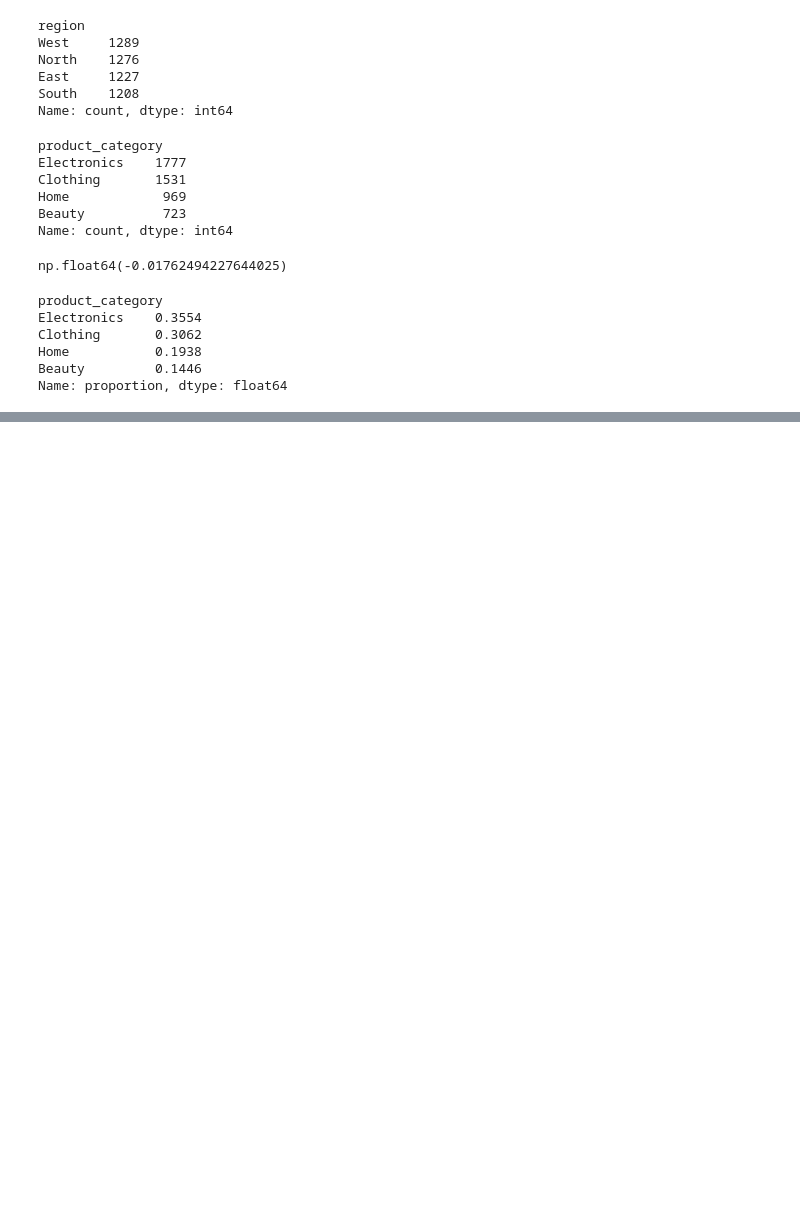
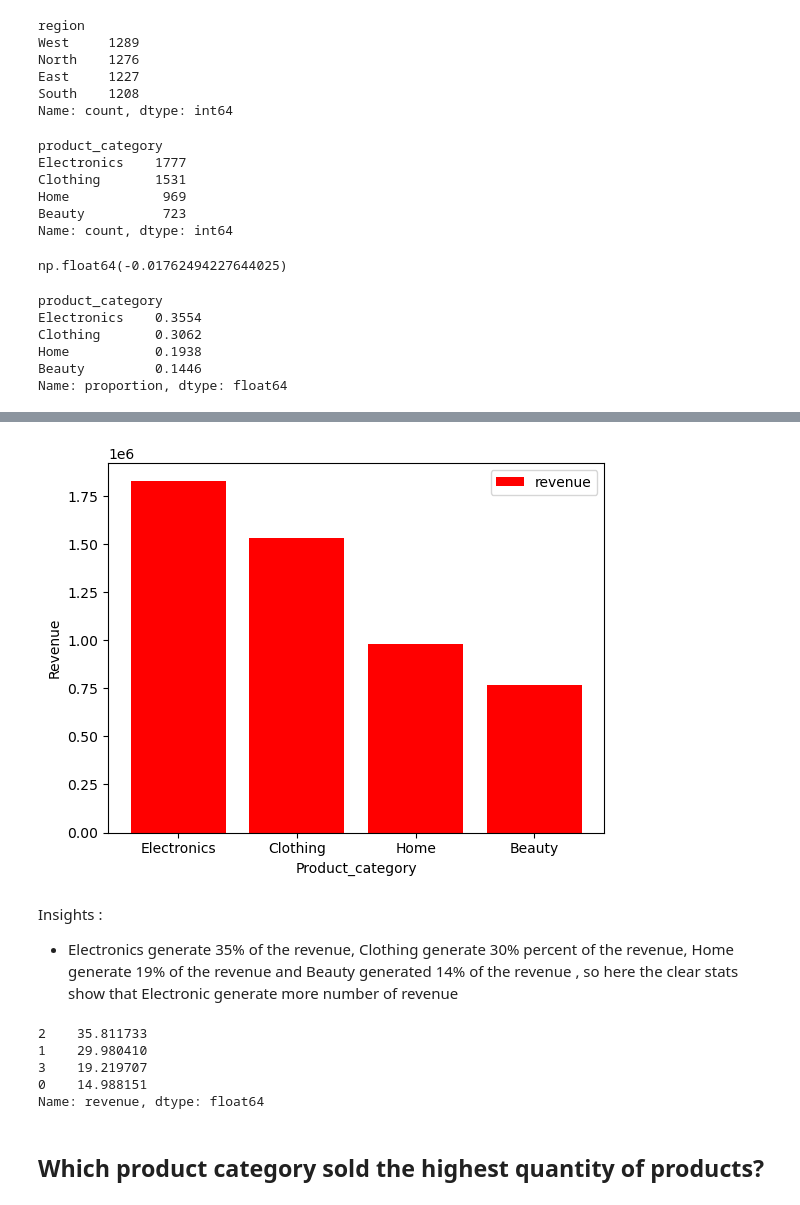
Before and after one commit to Sreesanth-e/EDA, a Jupyter notebook: Ecommerce_EDA/Ecommerce_sales.ipynb, the cells around one changed output, grey strips where cells are left out. Drawn from its saved outputs; the diff is of its cells as text; code cells hidden in the pictures; blank space fills up the shorter version.

```diff
--- a/Ecommerce_EDA/Ecommerce_sales.ipynb
+++ b/Ecommerce_EDA/Ecommerce_sales.ipynb
@@ -102,0 +156,4 @@ Name: proportion, dtype: float64
+# %%
+check_revenue = df.groupby('product_category')['revenue'].sum()
+sort_revenue = check_revenue.reset_index().sort_values('revenue',ascending=False)
+sort_revenue
@@ -102,0 +171,22 @@ Name: proportion, dtype: float64
+# %%
+plt.bar(sort_revenue["product_category"],sort_revenue["revenue"] , color = 'red' , label = 'revenue')
+plt.xlabel('Product_category')
+plt.ylabel('Revenue')
+plt.legend()
+plt.show()
+# %% [output]
+[figure, added]
+# %% [markdown]
+Insights :
+- Electronics generate 35% of the revenue, Clothing generate 30% percent of the revenue, Home generate  19% of the revenue and Beauty generated 14% of the revenue , so here the clear stats show that Electronic generate more number of revenue
+# %%
+percentage = (sort_revenue['revenue']/sort_revenue['revenue'].sum()) * 100
+percentage
+# %% [output]
+2    35.811733
+1    29.980410
+3    19.219707
+0    14.988151
+Name: revenue, dtype: float64
+# %% [markdown]
+## Which product category sold the highest quantity of products?
```
Also changed, not shown: parts of 74 cells of this notebook, 1 other file.
